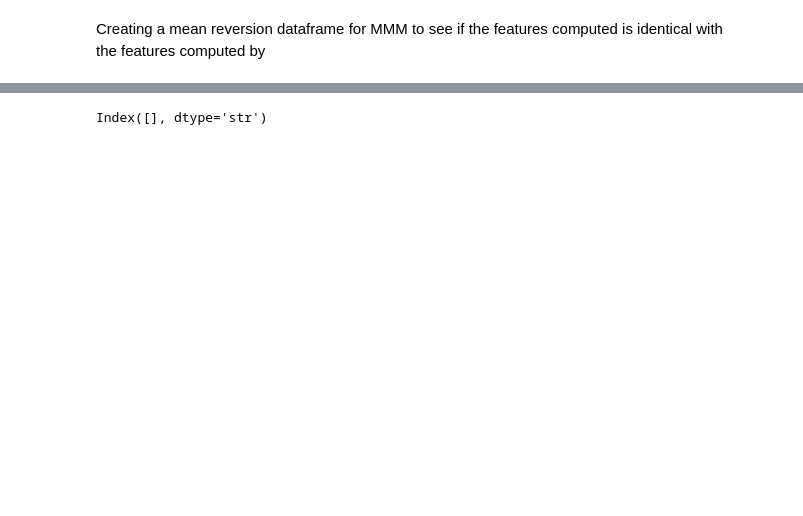
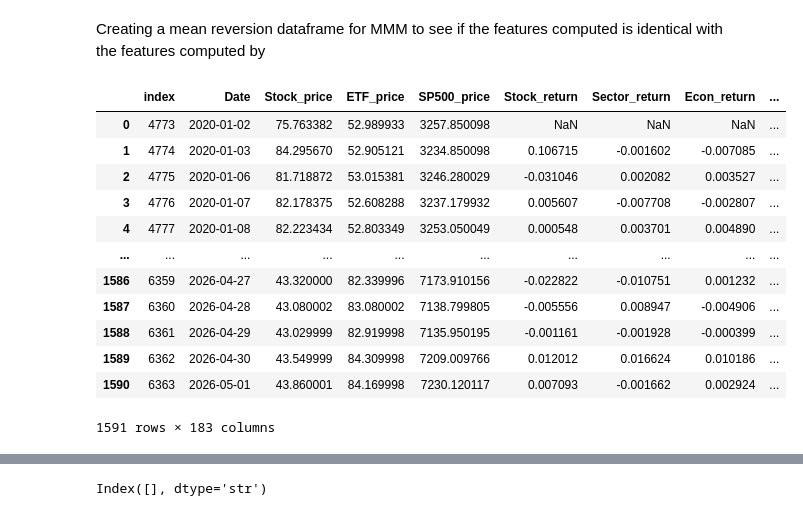
Before and after one commit to jiadiz/MetaLearner, a Jupyter notebook: Notebooks/data_process_script.ipynb, the cells around one changed output, grey strips where cells are left out. Saved outputs shown, nothing was run; the diff lists cells and outputs as text; code cells hidden in the pictures; blank space fills up the shorter version.

```diff
--- a/Notebooks/data_process_script.ipynb
+++ b/Notebooks/data_process_script.ipynb
@@ -370,5 +441,20 @@ temp = pd.concat([vannila_mean_reversion_features['MMM'], price_mean_reversion_v
 # %%
-temp = global_mean_reversion_df[global_mean_reversion_df ['Ticker'] == 'MMM']
+temp = global_mean_reversion_df[global_mean_reversion_df ['Ticker'] == 'LW'].reset_index()
+temp
+# %% [output]
+|  | index | Date | Stock_price | ETF_price | SP500_price | Stock_return | Sector_return | Econ_return | ... |
+| 0 | 4773 | 2020-01-02 | 75.763382 | 52.989933 | 3257.850098 | NaN | NaN | NaN | ... |
+| 1 | 4774 | 2020-01-03 | 84.295670 | 52.905121 | 3234.850098 | 0.106715 | -0.001602 | -0.007085 | ... |
+| 2 | 4775 | 2020-01-06 | 81.718872 | 53.015381 | 3246.280029 | -0.031046 | 0.002082 | 0.003527 | ... |
+| 3 | 4776 | 2020-01-07 | 82.178375 | 52.608288 | 3237.179932 | 0.005607 | -0.007708 | -0.002807 | ... |
+| 4 | 4777 | 2020-01-08 | 82.223434 | 52.803349 | 3253.050049 | 0.000548 | 0.003701 | 0.004890 | ... |
+| ... | ... | ... | ... | ... | ... | ... | ... | ... | ... |
+| 1586 | 6359 | 2026-04-27 | 43.320000 | 82.339996 | 7173.910156 | -0.022822 | -0.010751 | 0.001232 | ... |
+| 1587 | 6360 | 2026-04-28 | 43.080002 | 83.080002 | 7138.799805 | -0.005556 | 0.008947 | -0.004906 | ... |
+| 1588 | 6361 | 2026-04-29 | 43.029999 | 82.919998 | 7135.950195 | -0.001161 | -0.001928 | -0.000399 | ... |
+| 1589 | 6362 | 2026-04-30 | 43.549999 | 84.309998 | 7209.009766 | 0.012012 | 0.016624 | 0.010186 | ... |
+| 1590 | 6363 | 2026-05-01 | 43.860001 | 84.169998 | 7230.120117 | 0.007093 | -0.001662 | 0.002924 | ... |
+1591 rows × 183 columns
 # %%
 from MetaLearner.OldFunctions.MeanReversionFunctions import build_original_mean_reversion_features
 
```
Also changed, not shown: parts of 32 cells of this notebook, 16 other files.
